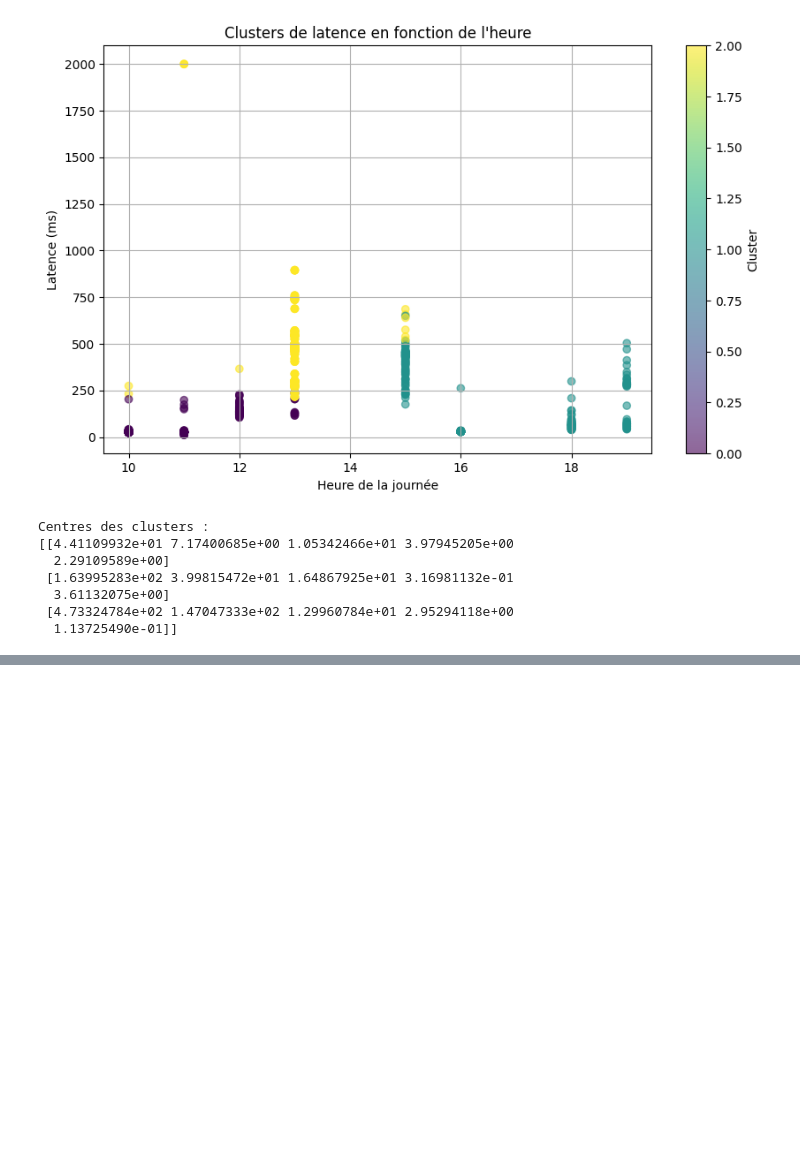
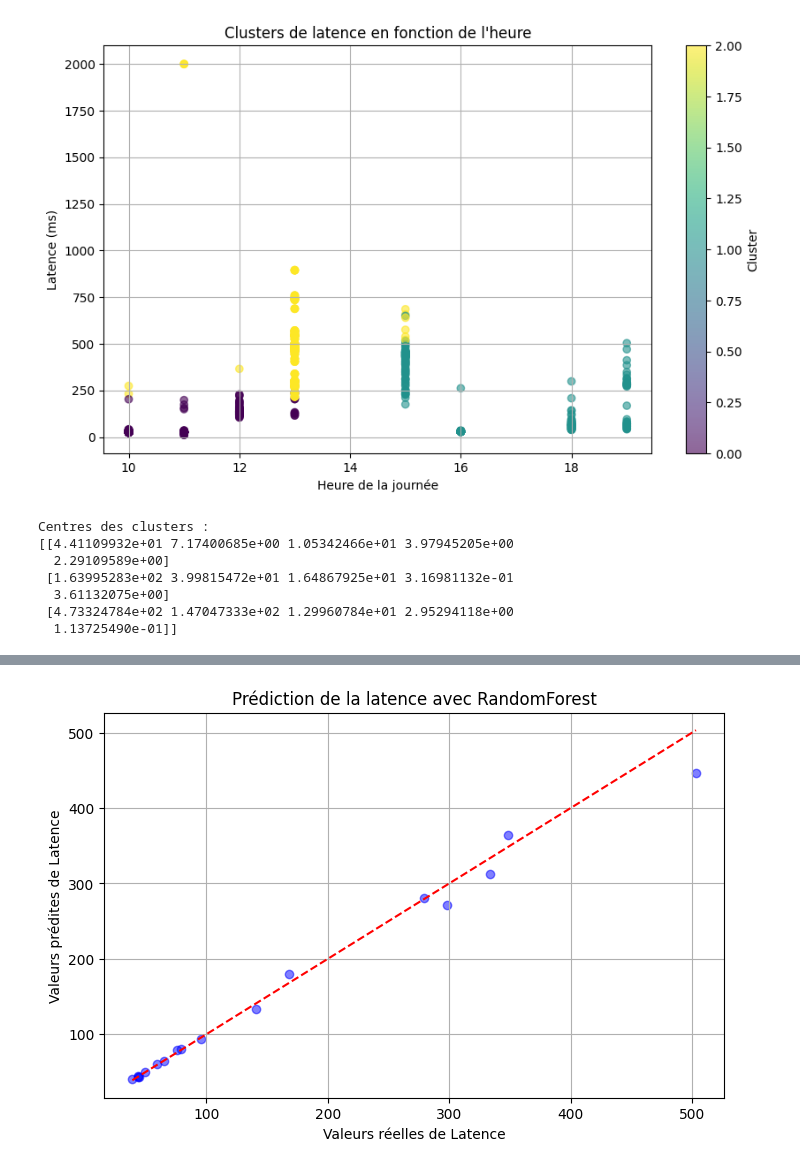
Before and after one commit to toommttom/Network_monitoring_dashboard, a Jupyter notebook: public/IaTest.ipynb, the cells around one changed output, grey strips where cells are left out. Drawn from its saved outputs; the diff is of its cells as text; code cells hidden in the pictures; blank space fills up the shorter version.

```diff
--- a/public/IaTest.ipynb
+++ b/public/IaTest.ipynb
@@ -143,0 +182,10 @@ Centres des clusters :
+# %%
+# Séparation des données en train et test
+X = df[features]
+y = df[target]
+X_train, X_test, y_train, y_test = train_test_split(X, y, test_size=0.2, random_state=42)
+# %%
+# Normalisation des données
+scaler = StandardScaler()
+X_train_scaled = scaler.fit_transform(X_train)
+X_test_scaled = scaler.transform(X_test)
@@ -143,0 +198,3 @@ Centres des clusters :
+# %%
+# Prédiction sur les données de test
+y_pred = model.predict(X_test_scaled)
@@ -143,0 +214,12 @@ Centres des clusters :
+# %%
+# Affichage des résultats
+plt.figure(figsize=(8, 5))
+plt.scatter(y_test, y_pred, alpha=0.5, color='blue')
+plt.plot([min(y_test), max(y_test)], [min(y_test), max(y_test)], color='red', linestyle='dashed')
+plt.xlabel("Valeurs réelles de Latence")
+plt.ylabel("Valeurs prédites de Latence")
+plt.title("Prédiction de la latence avec RandomForest")
+plt.grid()
+plt.show()
+# %% [output]
+[figure, added]
```
Also changed, not shown: parts of 6 cells of this notebook.
